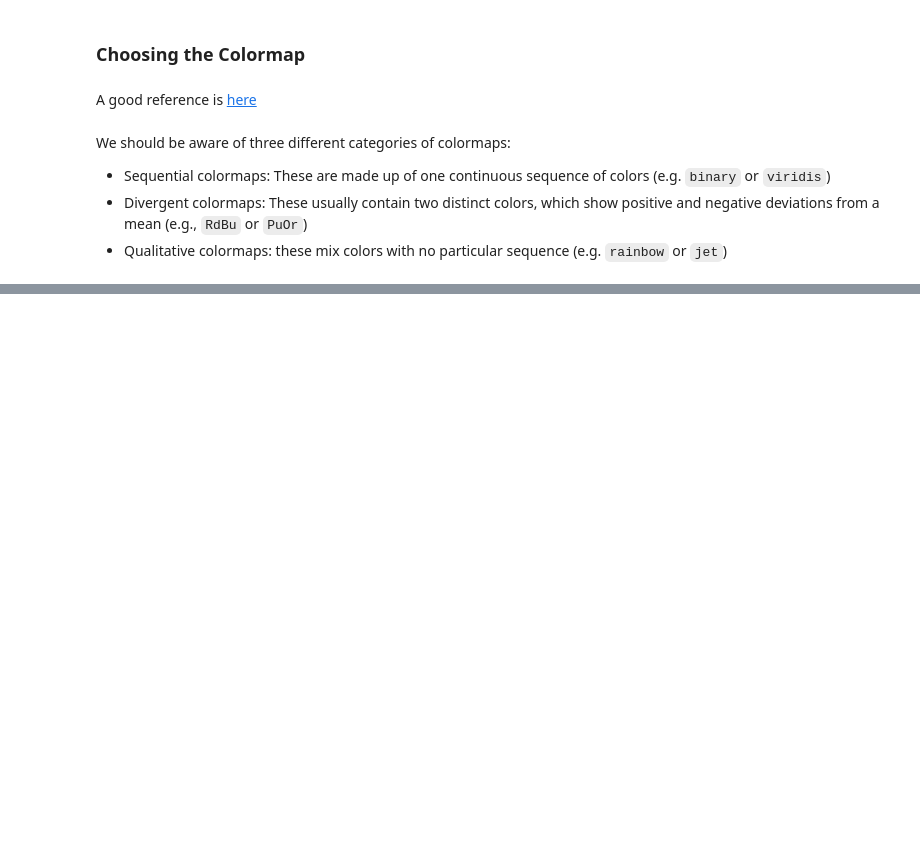
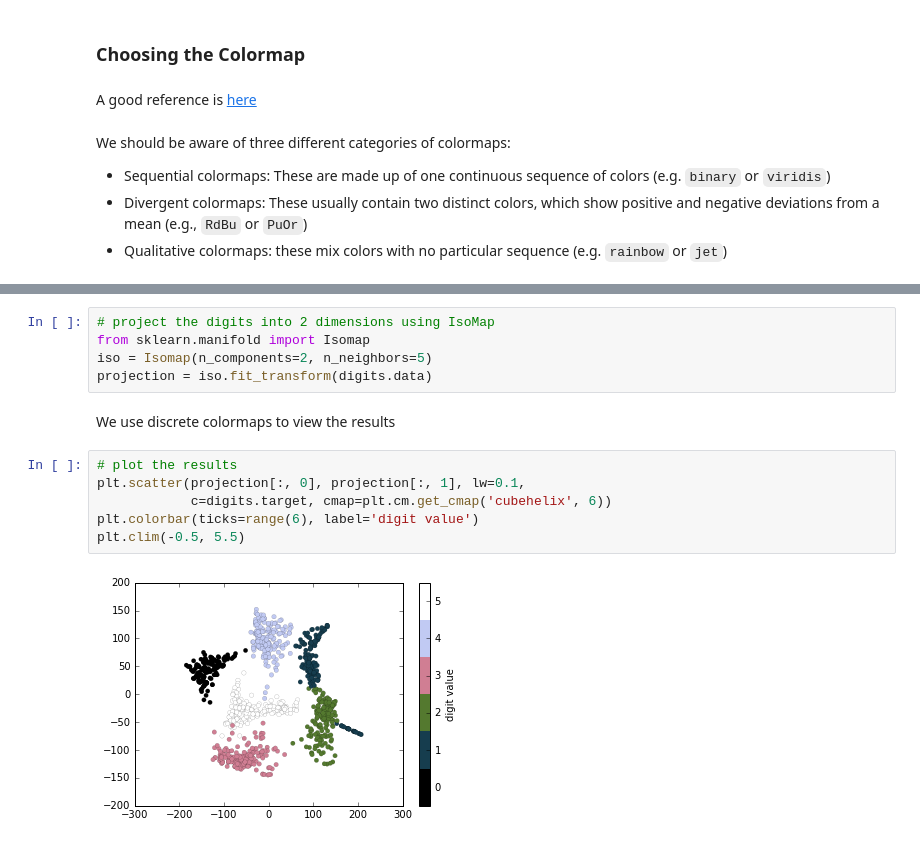
Before and after one commit to tomperr/tomperr_is_learning, a Jupyter notebook: Python_Data_Science_Handbook/Matplotlib/8_Customizing_Colorbars.ipynb, the cells around one changed output, grey strips where cells are left out. Cells and saved outputs as stored; diff of their text form; blank space fills up the shorter version.

```diff
--- a/Python_Data_Science_Handbook/Matplotlib/8_Customizing_Colorbars.ipynb
+++ b/Python_Data_Science_Handbook/Matplotlib/8_Customizing_Colorbars.ipynb
@@ -56,0 +105,15 @@ We should be aware of three different categories of colormaps:
+# %%
+# project the digits into 2 dimensions using IsoMap
+from sklearn.manifold import Isomap
+iso = Isomap(n_components=2, n_neighbors=5)
+projection = iso.fit_transform(digits.data)
+# %% [markdown]
+We use discrete colormaps to view the results
+# %%
+# plot the results
+plt.scatter(projection[:, 0], projection[:, 1], lw=0.1,
+            c=digits.target, cmap=plt.cm.get_cmap('cubehelix', 6))
+plt.colorbar(ticks=range(6), label='digit value')
+plt.clim(-0.5, 5.5)
+# %% [output]
+[figure, added]
```
Also changed, not shown: parts of 10 cells of this notebook, 1 other file.
